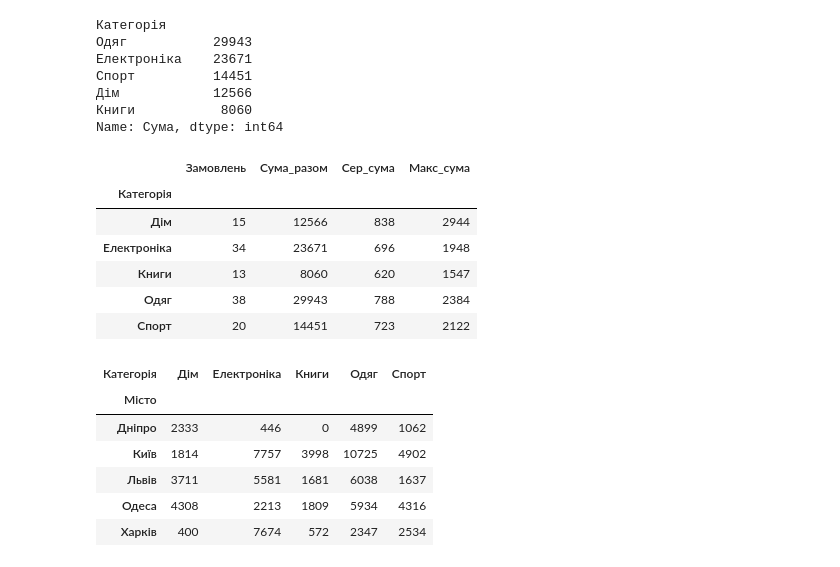
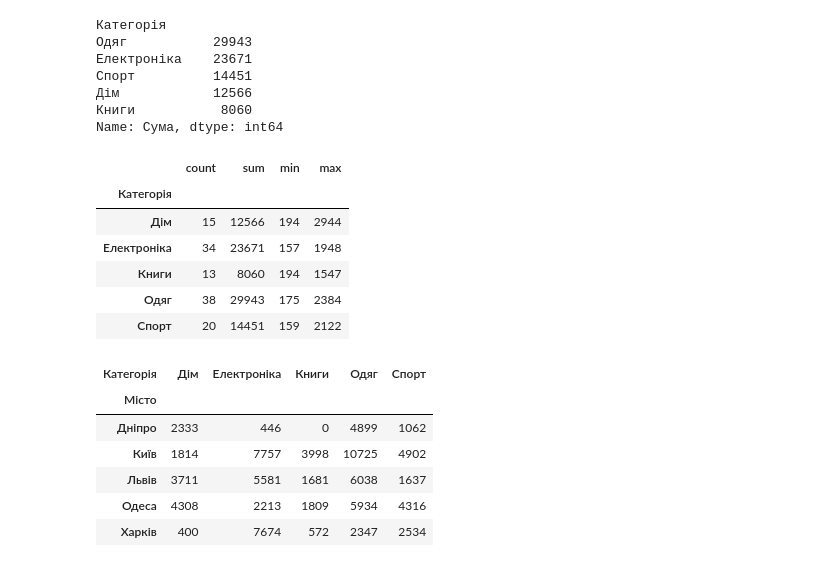
Before and after one commit to zzzer0-wav/myDTA_2026, a Jupyter notebook: classmade/PANDAS_vizualization_matplotlib.ipynb, the cells around one changed output. Saved outputs shown, nothing was run; the diff lists cells and outputs as text; code cells hidden in the pictures.

```diff
--- a/classmade/PANDAS_vizualization_matplotlib.ipynb
+++ b/classmade/PANDAS_vizualization_matplotlib.ipynb
@@ -535,22 +571,24 @@ print(by_category)
 Name: Сума, dtype: int64
 # %%
 # .agg() — кілька функцій одразу
-category_stats = shop.groupby('Категорія').agg(
-    Замовлень  = ('Сума', 'count'),
-    Сума_разом = ('Сума', 'sum'),
-    Сер_сума   = ('Сума', 'mean'),
-    Макс_сума  = ('Сума', 'max')
-).round(0).astype(int)
+# category_stats = shop.groupby('Категорія').agg(
+#     Замовлень  = ('Сума', 'count'),
+#     Сума_разом = ('Сума', 'sum'),
+#     Сер_сума   = ('Сума', 'mean'),
+#     Макс_сума  = ('Сума', 'max')
+# ).round(0).astype(int)
+
+category_stats = shop.groupby('Категорія')['Сума'].agg(['count', 'sum', 'min', 'max']).round(0).astype(int)
 
 category_stats
 # %% [output]
-|  | Замовлень | Сума_разом | Сер_сума | Макс_сума |
+|  | count | sum | min | max |
 | Категорія |  |  |  |  |
-| Дім | 15 | 12566 | 838 | 2944 |
-| Електроніка | 34 | 23671 | 696 | 1948 |
-| Книги | 13 | 8060 | 620 | 1547 |
-| Одяг | 38 | 29943 | 788 | 2384 |
-| Спорт | 20 | 14451 | 723 | 2122 |
+| Дім | 15 | 12566 | 194 | 2944 |
+| Електроніка | 34 | 23671 | 157 | 1948 |
+| Книги | 13 | 8060 | 194 | 1547 |
+| Одяг | 38 | 29943 | 175 | 2384 |
+| Спорт | 20 | 14451 | 159 | 2122 |
 # %%
 # Групування по двох полях + unstack = зведена таблиця
 city_cat = shop.groupby(['Місто', 'Категорія'])['Сума'].sum().unstack(fill_value=0)
```
Also changed, not shown: parts of 9 cells of this notebook.
